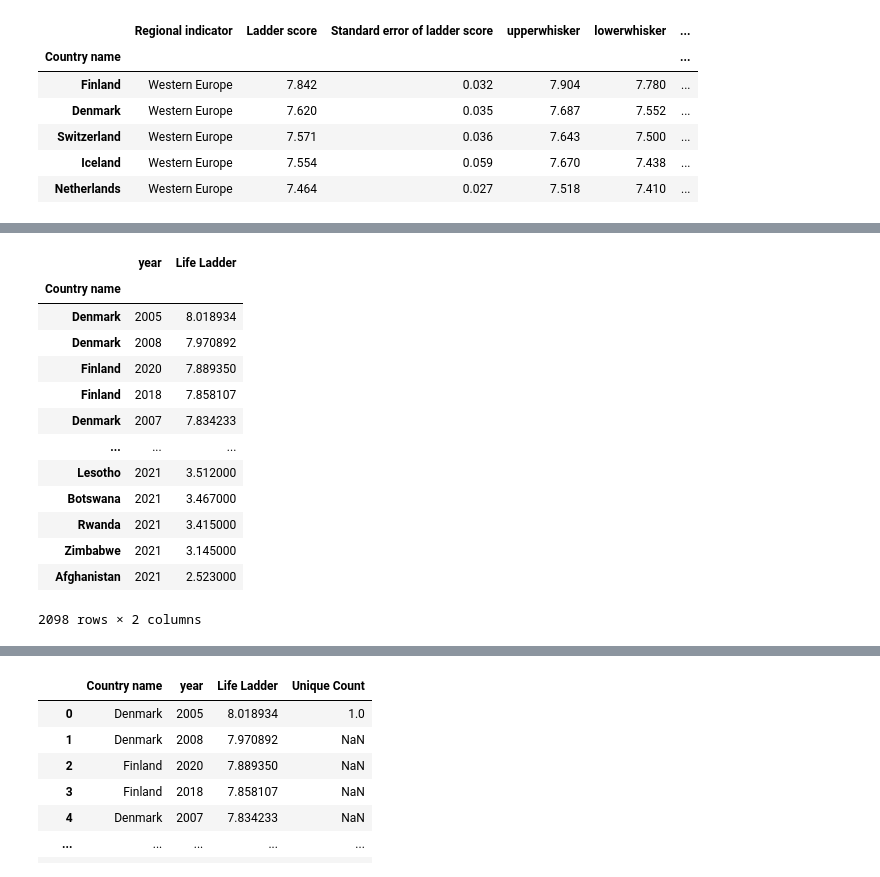
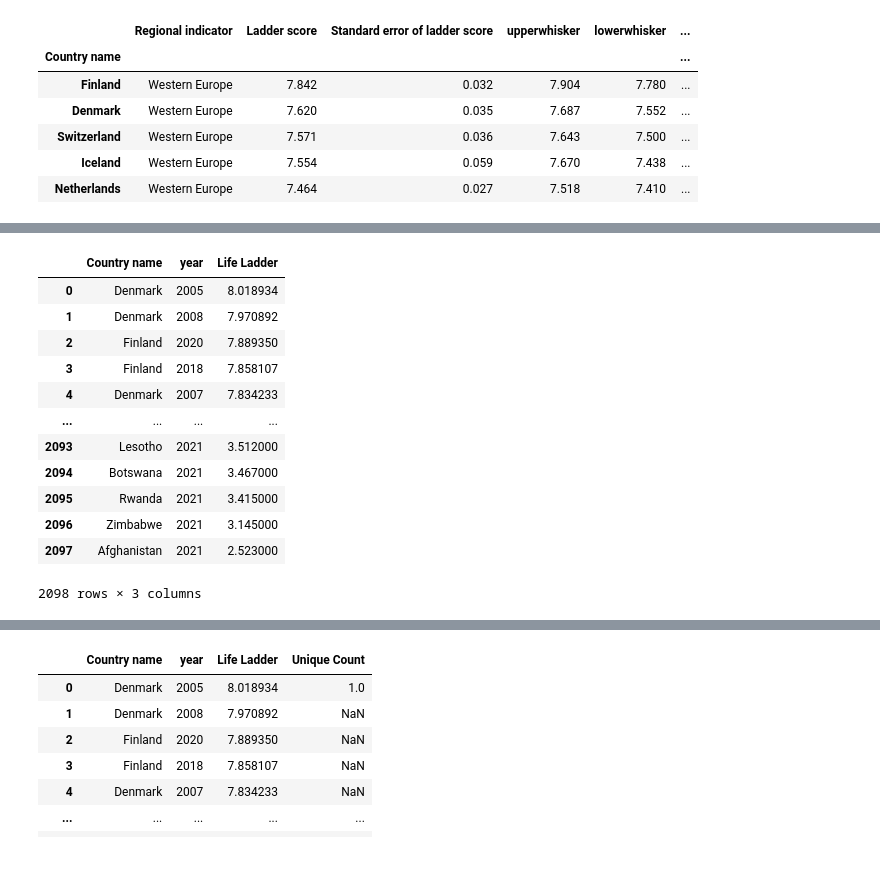
Before and after one commit to LaurenBrad/Project_1, a Jupyter notebook: data_cleansing_updated.ipynb, the cells around one changed output, grey strips where cells are left out. Saved outputs shown, nothing was run; the diff lists cells and outputs as text; code cells hidden in the pictures.

```diff
--- a/data_cleansing_updated.ipynb
+++ b/data_cleansing_updated.ipynb
@@ -188,18 +204,20 @@ curr_happiness_df_drp.head()
 # %%
 cons_happiness_df = pd.concat([hist_happiness_df_drp,curr_happiness_df_drp], axis = 'rows', join = 'inner')
 cons_happiness_df
+
+cons_happiness_df_chart = cons_happiness_df.reset_index()
+cons_happiness_df_chart
 # %% [output]
-|  | year | Life Ladder |
-| Country name |  |  |
-| Denmark | 2005 | 8.018934 |
-| Denmark | 2008 | 7.970892 |
-| Finland | 2020 | 7.889350 |
-| Finland | 2018 | 7.858107 |
-| Denmark | 2007 | 7.834233 |
-| ... | ... | ... |
-| Lesotho | 2021 | 3.512000 |
-| Botswana | 2021 | 3.467000 |
-| Rwanda | 2021 | 3.415000 |
-| Zimbabwe | 2021 | 3.145000 |
-| Afghanistan | 2021 | 2.523000 |
+|  | Country name | year | Life Ladder |
+| 0 | Denmark | 2005 | 8.018934 |
+| 1 | Denmark | 2008 | 7.970892 |
+| 2 | Finland | 2020 | 7.889350 |
+| 3 | Finland | 2018 | 7.858107 |
+| 4 | Denmark | 2007 | 7.834233 |
+| ... | ... | ... | ... |
+| 2093 | Lesotho | 2021 | 3.512000 |
+| 2094 | Botswana | 2021 | 3.467000 |
+| 2095 | Rwanda | 2021 | 3.415000 |
+| 2096 | Zimbabwe | 2021 | 3.145000 |
+| 2097 | Afghanistan | 2021 | 2.523000 |
-2098 rows × 2 columns
+2098 rows × 3 columns
```
Also changed, not shown: parts of 11 cells of this notebook.
